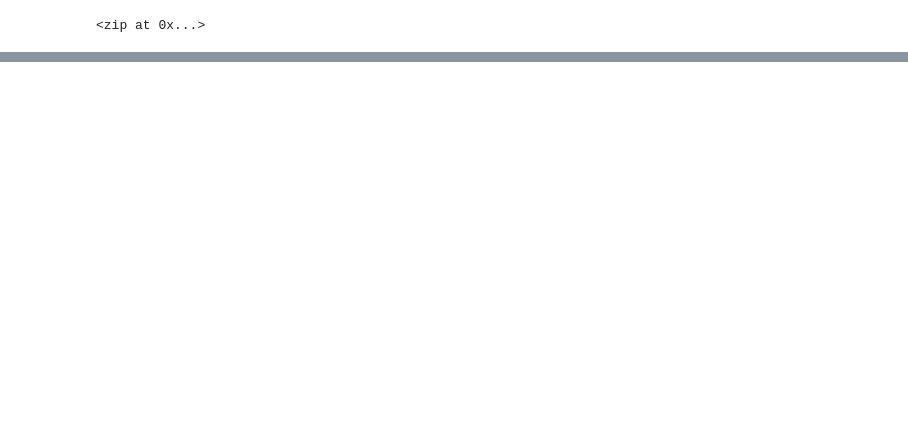
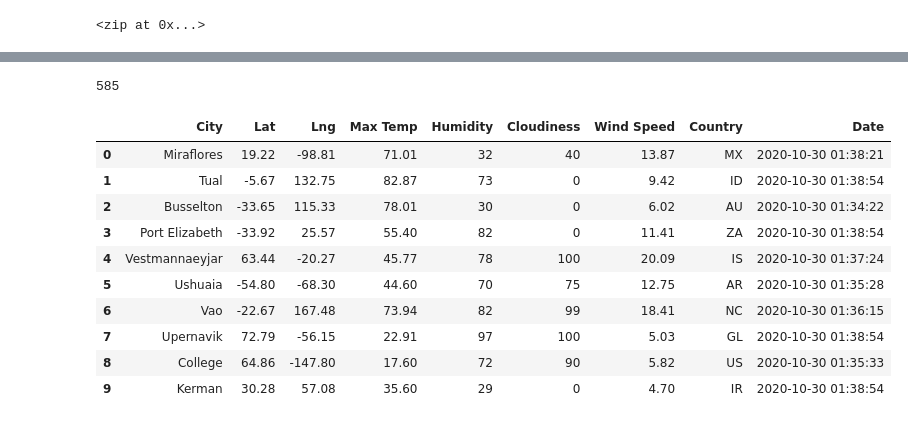
Before and after one commit to sandramcardona/World_Weather_Analysis, a Jupyter notebook: WeatherPy.ipynb, the cells around one changed output, grey strips where cells are left out. Saved outputs shown, nothing was run; the diff lists cells and outputs as text; code cells hidden in the pictures; blank space fills up the shorter version.

```diff
--- a/WeatherPy.ipynb
+++ b/WeatherPy.ipynb
@@ -42,0 +80,13 @@ len(cities)
+# %%
+#Import the datetime module from the dateime library
+from datetime import datetime
+
+#Create an empty list to hold the weather data.
+city_data = []
+#Print the beginning of the logging.
+print("Beginning data Retrieval      ")
+print("------------------------------")
+
+#Create counters.
+record_count = 1
+set_count = 1
@@ -42,0 +224,22 @@ len(cities)
+# %%
+city_data_len = len(city_data)
+city_data_len
+# print ("The City data list is" city_data_len)
+# %% [output]
+585
+# %%
+# 6.2.7 -Convert the array of dictionaries to a Pandas DataFrame.
+city_data_df = pd.DataFrame(city_data)
+city_data_df.head(10)
+# %% [output]
+|  | City | Lat | Lng | Max Temp | Humidity | Cloudiness | Wind Speed | Country | Date |
+| 0 | Miraflores | 19.22 | -98.81 | 71.01 | 32 | 40 | 13.87 | MX | 2020-10-30 01:38:21 |
+| 1 | Tual | -5.67 | 132.75 | 82.87 | 73 | 0 | 9.42 | ID | 2020-10-30 01:38:54 |
+| 2 | Busselton | -33.65 | 115.33 | 78.01 | 30 | 0 | 6.02 | AU | 2020-10-30 01:34:22 |
+| 3 | Port Elizabeth | -33.92 | 25.57 | 55.40 | 82 | 0 | 11.41 | ZA | 2020-10-30 01:38:54 |
+| 4 | Vestmannaeyjar | 63.44 | -20.27 | 45.77 | 78 | 100 | 20.09 | IS | 2020-10-30 01:37:24 |
+| 5 | Ushuaia | -54.80 | -68.30 | 44.60 | 70 | 75 | 12.75 | AR | 2020-10-30 01:35:28 |
+| 6 | Vao | -22.67 | 167.48 | 73.94 | 82 | 99 | 18.41 | NC | 2020-10-30 01:36:15 |
+| 7 | Upernavik | 72.79 | -56.15 | 22.91 | 97 | 100 | 5.03 | GL | 2020-10-30 01:38:54 |
+| 8 | College | 64.86 | -147.80 | 17.60 | 72 | 90 | 5.82 | US | 2020-10-30 01:35:33 |
+| 9 | Kerman | 30.28 | 57.08 | 35.60 | 29 | 0 | 4.70 | IR | 2020-10-30 01:38:54 |
```
Also changed, not shown: parts of 12 cells of this notebook, 4 other files.
